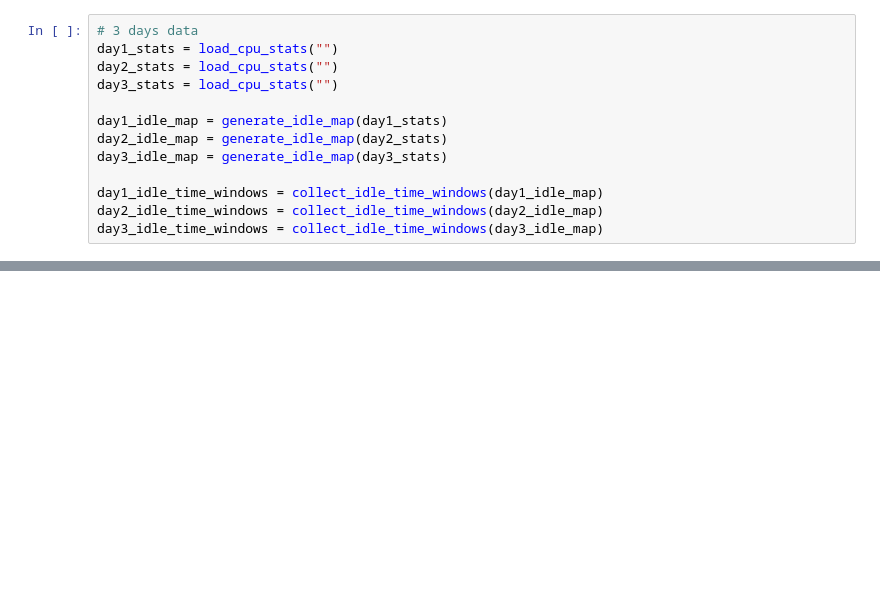
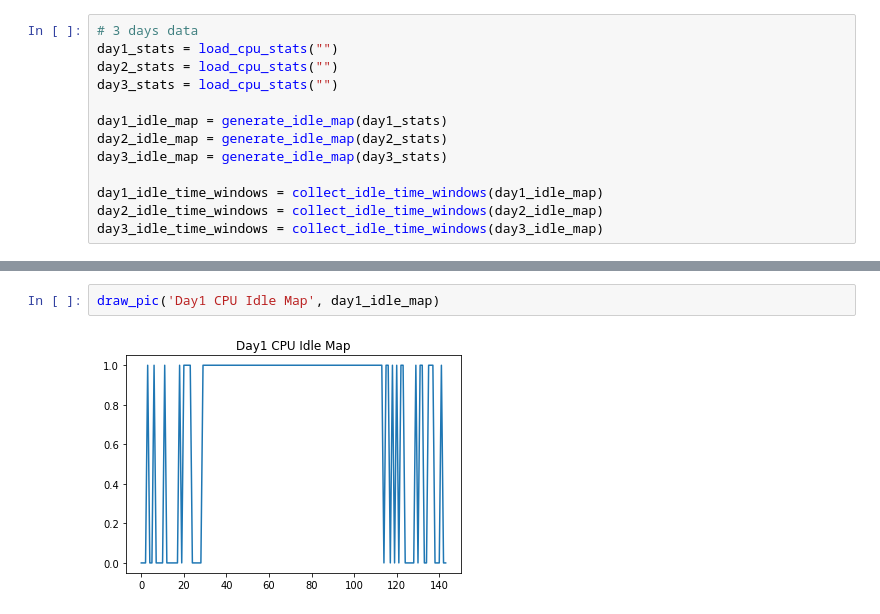
Before and after one commit to guolinp/jupyter_notebooks, a Jupyter notebook: cpu_idle.ipynb, the cells around one changed output, grey strips where cells are left out. Cells and saved outputs as stored; diff of their text form; blank space fills up the shorter version.

```diff
--- a/cpu_idle.ipynb
+++ b/cpu_idle.ipynb
@@ -119,3 +128,7 @@ plt.show()
+# %%
+draw_pic('Day1 CPU Idle Map', day1_idle_map)
+# %% [output]
+[figure, added]
 # %%
 print(day2_stats)
 print(calc_idle_threshold(day2_stats))
```
Also changed, not shown: parts of 13 cells of this notebook.
